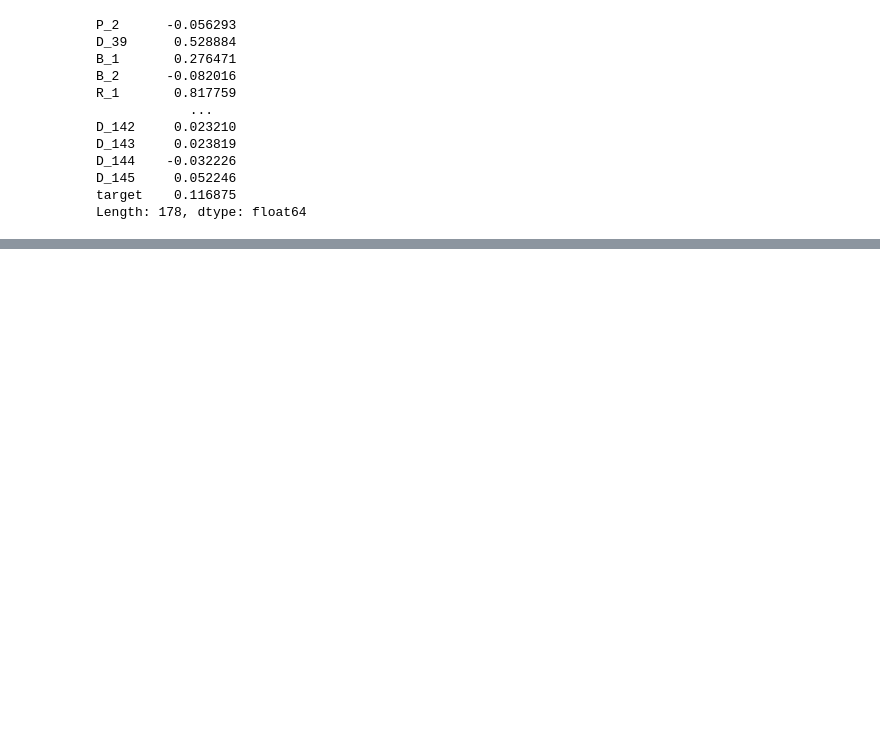
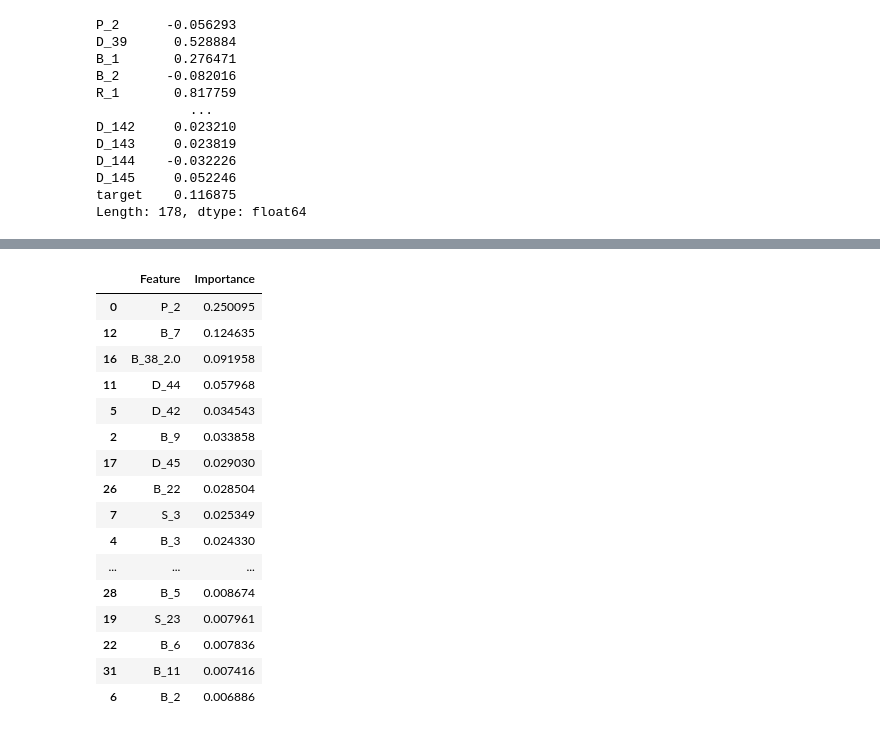
Before and after one commit to itoshiyanazawa/fall2024_ml_credit_risk, a Jupyter notebook: analysis_itoshi.ipynb, the cells around one changed output, grey strips where cells are left out. Cells and saved outputs as stored; diff of their text form; code cells hidden in the pictures; blank space fills up the shorter version.

```diff
--- a/analysis_itoshi.ipynb
+++ b/analysis_itoshi.ipynb
@@ -353,0 +433,61 @@ Length: 233, dtype: float64
+# %%
+feature_importance_important_df = feature_importance_important_df[feature_importance_important_df['Importance'] > 0.005]
+feature_importance_important_df.to_csv('data/feature_importance_important.csv', index=False)
+# %%
+# Run XGB applying parameters 300 trees, 0.5 as learning rate, maximum depth of trees is 4, uses 50% of observation to build each tree, uses 50% of features to build each tree, and assigns a weight of 5 to default observations.
+# Save the model as 'xgb_model_important_features'
+# Initialize the XGBClassifier
+xgb_model_important_features = xgb.XGBClassifier(
+    objective='binary:logistic',
+    max_depth=4,
+    learning_rate=0.5,
+    n_estimators=300,
+    subsample=0.5,
+    colsample_bytree=0.5,
+    reg_alpha=0.1,
+    reg_lambda=0.1,
+    random_state=42
+)
+
+# Apply only important features calculated by default XGB
+X_train_featured = X_train_important[feature_importance_important_df['Feature']]
+
+# Create sample weights
+sample_weights = np.where(y_train['target'] == 1, 5, 1)
+
+# Fit the model
+xgb_model_important_features.fit(X_train_featured, y_train, sample_weight=sample_weights)
+
+# Calculate the feature importance
+feature_importance_parameter_model = xgb_model_important_features.feature_importances_
+# %%
+# Save the feature importance
+feature_importance_parameter_model_df = pd.DataFrame({
+    'Feature': X_train_important.columns,
+    'Importance': feature_importance_parameter_model
+})
+feature_importance_parameter_model_df = feature_importance_parameter_model_df.sort_values(by='Importance', ascending=False)
+
+feature_importance_parameter_model_df = feature_importance_parameter_model_df[feature_importance_parameter_model_df['Importance'] > 0.005]
+
+feature_importance_parameter_model_df.to_csv('data/feature_importance_parameter_model.csv', index=False)
+
+feature_importance_parameter_model_df
+# %% [output]
+|  | Feature | Importance |
+| 0 | P_2 | 0.250095 |
+| 12 | B_7 | 0.124635 |
+| 16 | B_38_2.0 | 0.091958 |
+| 11 | D_44 | 0.057968 |
+| 5 | D_42 | 0.034543 |
+| 2 | B_9 | 0.033858 |
+| 17 | D_45 | 0.029030 |
+| 26 | B_22 | 0.028504 |
+| 7 | S_3 | 0.025349 |
+| 4 | B_3 | 0.024330 |
+| ... | ... | ... |
+| 28 | B_5 | 0.008674 |
+| 19 | S_23 | 0.007961 |
+| 22 | B_6 | 0.007836 |
+| 31 | B_11 | 0.007416 |
+| 6 | B_2 | 0.006886 |
```
Also changed, not shown: parts of 9 cells of this notebook.
